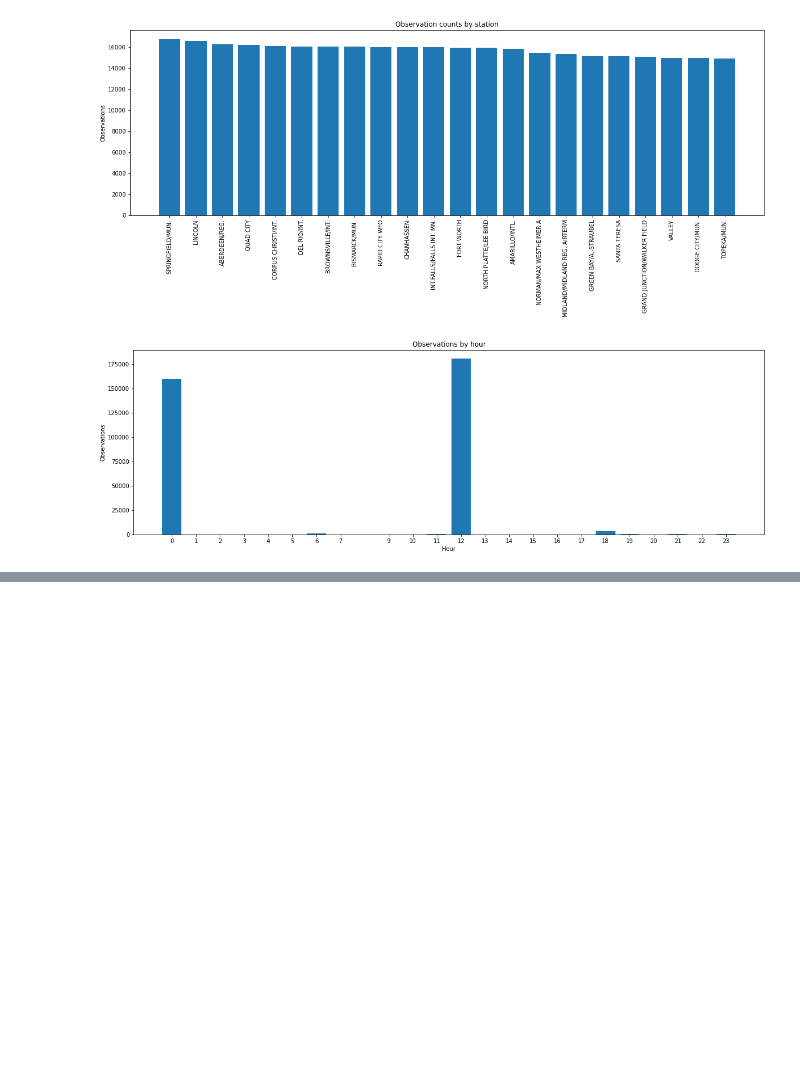
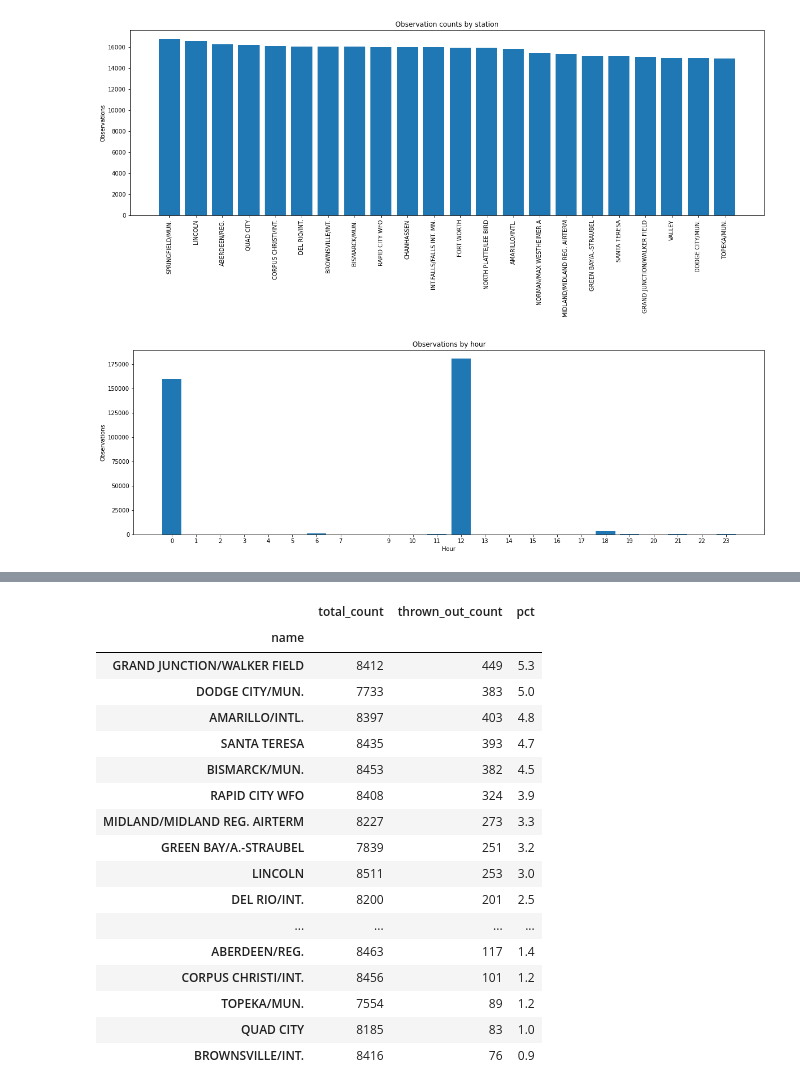
Before and after one commit to olievortex/olieigra, a Jupyter notebook: experiments/explore_data_qa.ipynb, the cells around one changed output, grey strips where cells are left out. Drawn from its saved outputs; the diff is of its cells as text; code cells hidden in the pictures; blank space fills up the shorter version.

```diff
--- a/experiments/explore_data_qa.ipynb
+++ b/experiments/explore_data_qa.ipynb
@@ -136 +128,38 @@ order by pct desc;
+# %%
+# SELECT
+#     l.name
+#     ,COUNT(*) AS total_count
+#     ,SUM(IF(usable_10k < 20, 1, 0)) AS thrown_out_count
+#     ,ROUND(SUM(IF(usable_10k < 20, 1, 0)) / COUNT(*) * 100.0, 1) AS pct
+# FROM df d INNER JOIN df_stations s ON s.id = d.id
+# WHERE hour = 12
+# GROUP BY s.name
+# ORDER BY pct DESC;
+df[df.hour == 12] \
+    .merge(df_stations, how='inner', on='id') \
+    .assign(thrown_out=lambda df: df.usable_10k < 20) \
+    .groupby('name') \
+    .agg(total_count=('id', 'count'),
+         thrown_out_count=('thrown_out', 'sum')) \
+    .assign(pct=lambda df: round(df.thrown_out_count / df.total_count * 100.0, 1)) \
+    .sort_values('pct', ascending=False)
+# %% [output]
+|  | total_count | thrown_out_count | pct |
+| name |  |  |  |
+| GRAND JUNCTION/WALKER FIELD | 8412 | 449 | 5.3 |
+| DODGE CITY/MUN. | 7733 | 383 | 5.0 |
+| AMARILLO/INTL. | 8397 | 403 | 4.8 |
+| SANTA TERESA | 8435 | 393 | 4.7 |
+| BISMARCK/MUN. | 8453 | 382 | 4.5 |
+| RAPID CITY WFO | 8408 | 324 | 3.9 |
+| MIDLAND/MIDLAND REG. AIRTERM | 8227 | 273 | 3.3 |
+| GREEN BAY/A.-STRAUBEL | 7839 | 251 | 3.2 |
+| LINCOLN | 8511 | 253 | 3.0 |
+| DEL RIO/INT. | 8200 | 201 | 2.5 |
+| ... | ... | ... | ... |
+| ABERDEEN/REG. | 8463 | 117 | 1.4 |
+| CORPUS CHRISTI/INT. | 8456 | 101 | 1.2 |
+| TOPEKA/MUN. | 7554 | 89 | 1.2 |
+| QUAD CITY | 8185 | 83 | 1.0 |
+| BROWNSVILLE/INT. | 8416 | 76 | 0.9 |
 # %%
```
Also changed, not shown: parts of 10 cells of this notebook.
